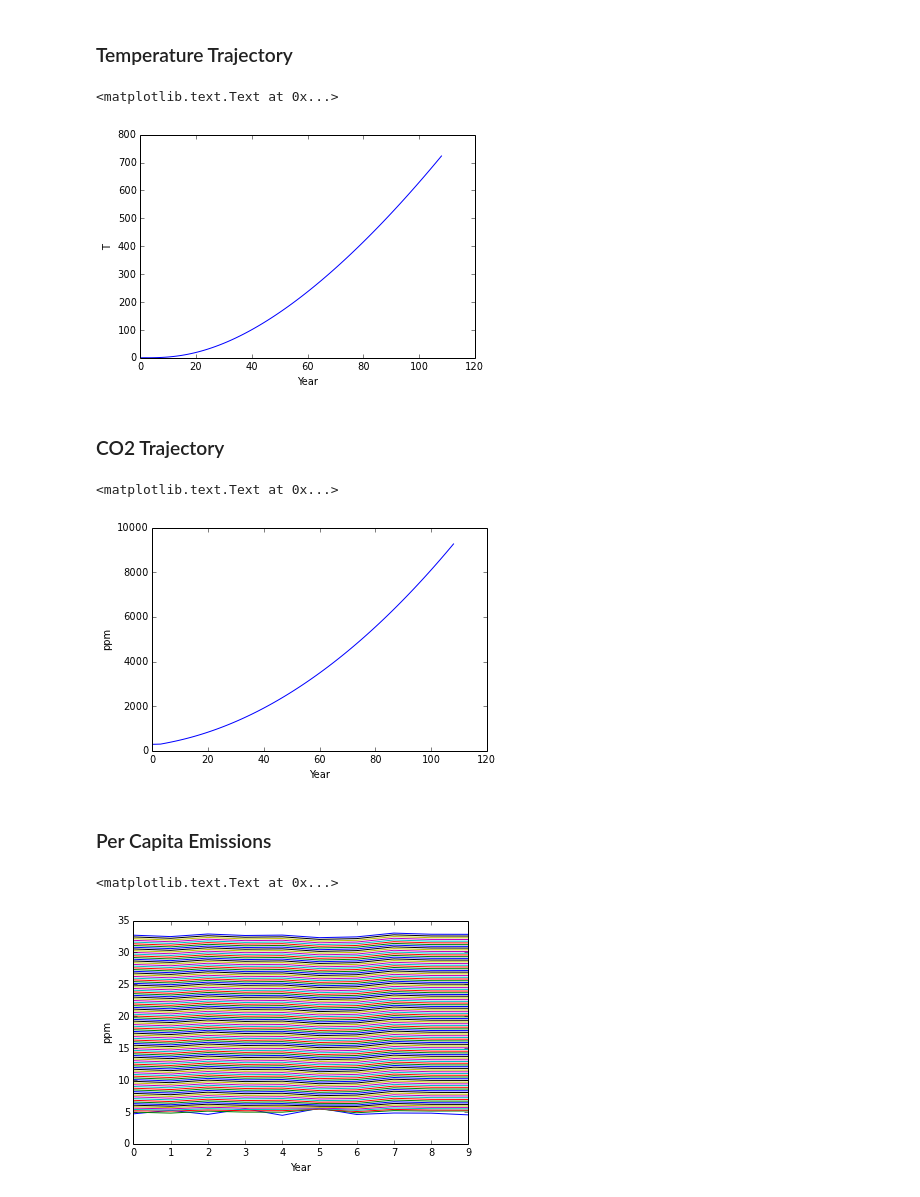
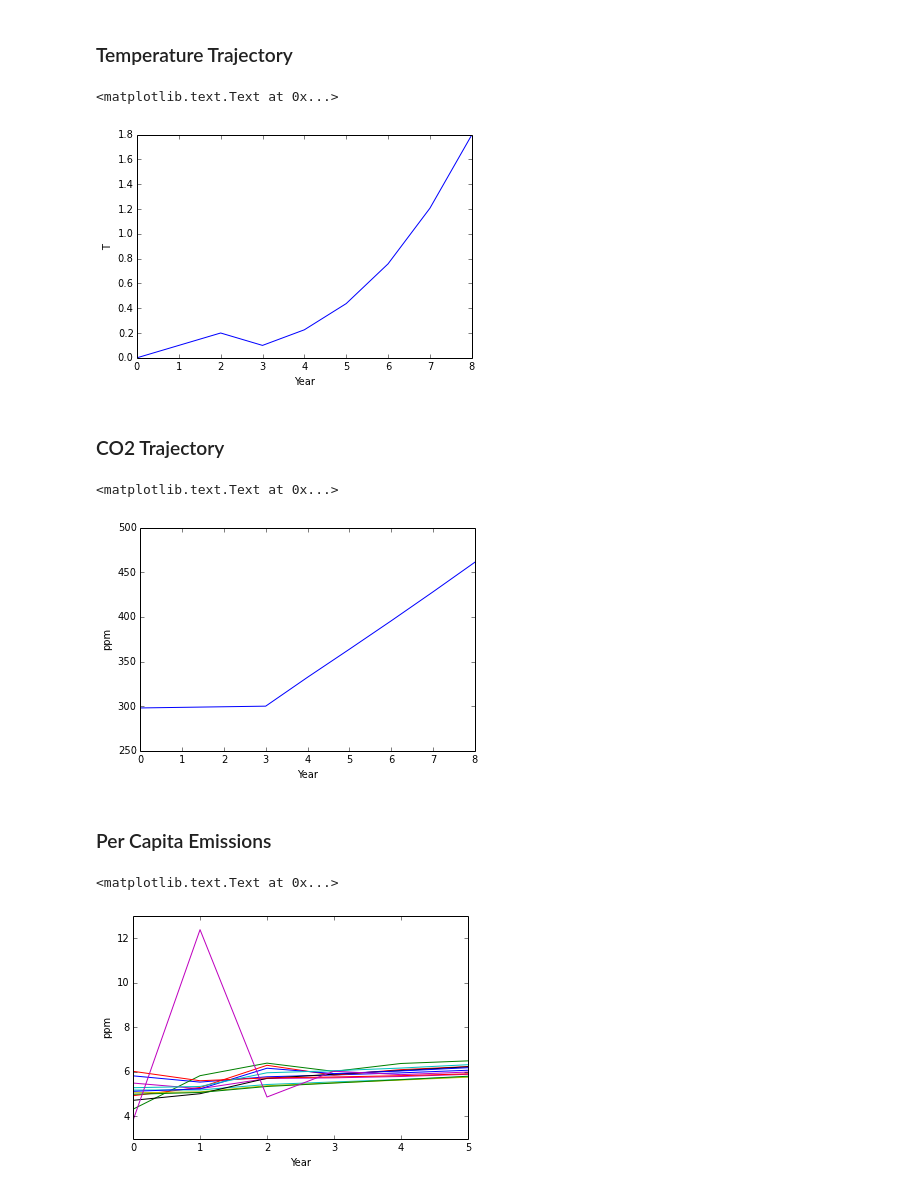
Before and after one commit to OpenClimate/climate_change_model, a Jupyter notebook: sandbox/using_SoCCo.ipynb, the cells around one changed output. Saved outputs shown, nothing was run; the diff lists cells and outputs as text; code cells hidden in the pictures.

```diff
--- a/sandbox/using_SoCCo.ipynb
+++ b/sandbox/using_SoCCo.ipynb
@@ -12,15 +33,16 @@ ImportError: No module named algorithms.climate
 # %% [markdown]
 Setting initial conditions
 # %%
-co2_ts=np.linspace(290, 300, 4)
+nGroups=12
+co2_ts=np.linspace(298, 300, 4)
 popTotal=7130010000 # Wolfram: QuantityMagnitude[CountryData["World", "Population"]]
-popN=sc.popIntoNgroups(popTotal,nGroups=10)
-pcE_ts=sc.randomNormalF(5.049, 0.5, 10)
+popN=sc.popIntoNgroups(popTotal,nGroups=nGroups)
+pcE_ts=sc.randomNormalF(5.049, 0.5, nGroups)
 pcE_ts=np.atleast_2d(pcE_ts).transpose()
 tData_ts=np.array([0,0.1,0.2,0.1]) # temperature
-eff=sc.efficacyF(10)
-pbc=sc.perceivedBehavioralControlF(10)
+eff=sc.efficacyF(nGroups)
+pbc=sc.perceivedBehavioralControlF(nGroups)
 percepWindowSize=3
-riskSens=1.0
+riskSens=100.0
 # %%
 pcE_ts,tData_ts, co2_ts=sc.iterateNsteps(pcE_ts,tData_ts, co2_ts, 5, eff, pbc,popN,percepWindowSize,riskSens)
@@ -29,2 +49,4 @@ AttributeError: 'module' object has no attribute 'iterateNsteps'
+# %%
+pcE_ts,tData_ts, co2_ts=api.iterateNsteps(pcE_ts,tData_ts, co2_ts, 5, eff, pbc,popN,percepWindowSize,riskSens)
 # %%
 pcE_ts,tData_ts, co2_ts=sc.algorithms.iter.iterateNsteps(pcE_ts,tData_ts, co2_ts, 100, eff, pbc,popN,percepWindowSize,riskSens)
@@ -67,7 +77,7 @@ array([ 290.        ,  293.33333333,  296.66666667,  300.        ,
     plt.ylabel('T')
 # %% [output]
 <matplotlib.text.Text at 0x...>
-[figure, old version]
+[figure, new version]
 # %% [markdown]
 ### CO2 Trajectory
 # %%
@@ -76,13 +86,13 @@ array([ 290.        ,  293.33333333,  296.66666667,  300.        ,
     plt.ylabel('ppm')
 # %% [output]
 <matplotlib.text.Text at 0x...>
-[figure, old version]
+[figure, new version]
 # %% [markdown]
 ### Per Capita Emissions
 # %%
-    plt.plot(pcE_ts)
+    plt.plot(pcE_ts.transpose())
     plt.xlabel('Year')
     plt.ylabel('ppm')
 # %% [output]
 <matplotlib.text.Text at 0x...>
-[figure, old version]
+[figure, new version]
```
Also changed, not shown: parts of 15 cells of this notebook, 1 other file.
